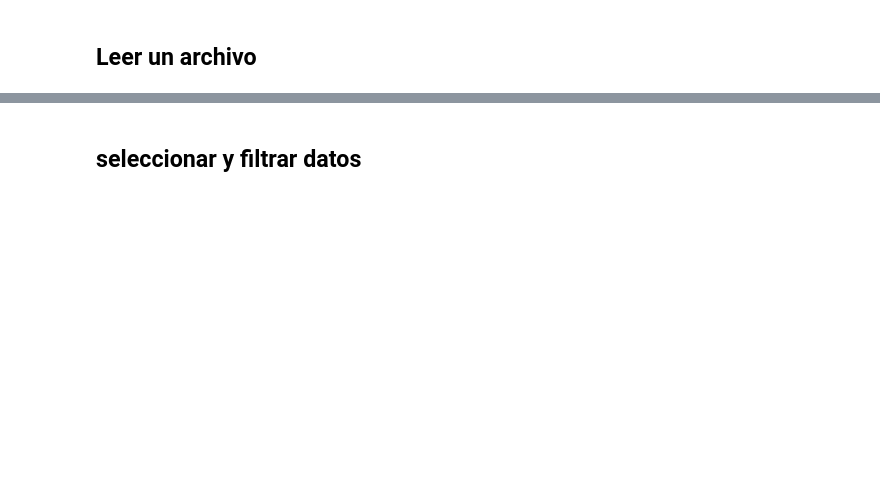
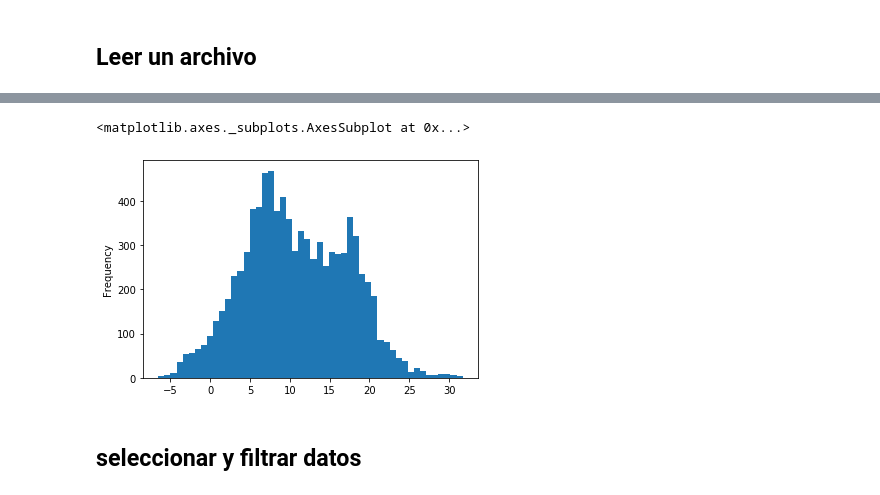
Before and after one commit to jhovannycanas/workshop_gesis, a Jupyter notebook: Pandas basicos.ipynb, the cells around one changed output, grey strips where cells are left out. Cells and saved outputs as stored; diff of their text form; code cells hidden in the pictures; blank space fills up the shorter version.

```diff
--- a/Pandas basicos.ipynb
+++ b/Pandas basicos.ipynb
@@ -28,5 +127,8 @@ df['TEMP'].plot()
 # %%
-df['TEMP'].plot.hist(bins = 10)
+df['TEMP'].plot.hist(bins = 50)
+# %% [output]
+<matplotlib.axes._subplots.AxesSubplot at 0x...>
+[figure, added]
 # %% [markdown]
 ## seleccionar y filtrar datos
 # %%
```
Also changed, not shown: parts of 22 cells of this notebook, 1 other file.
